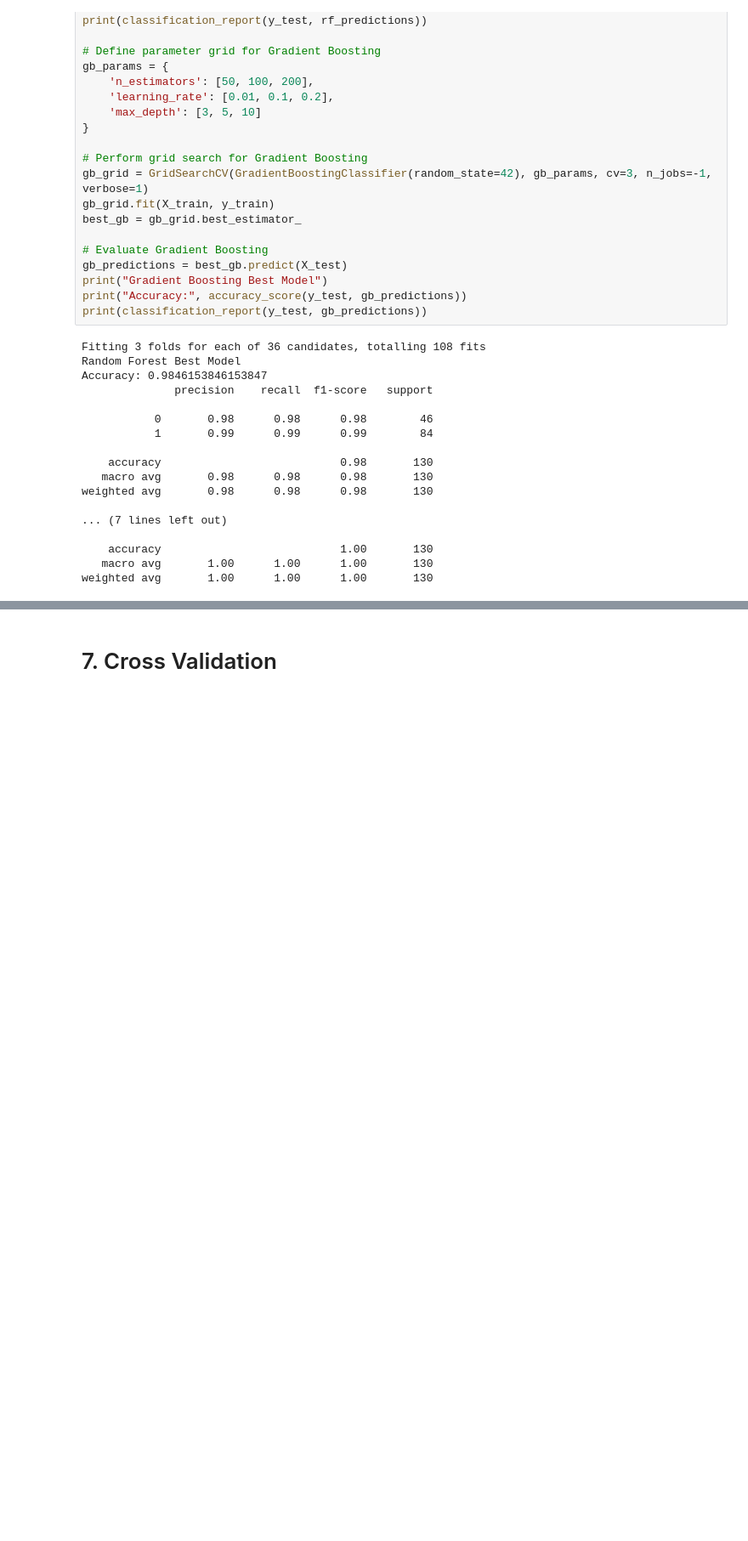
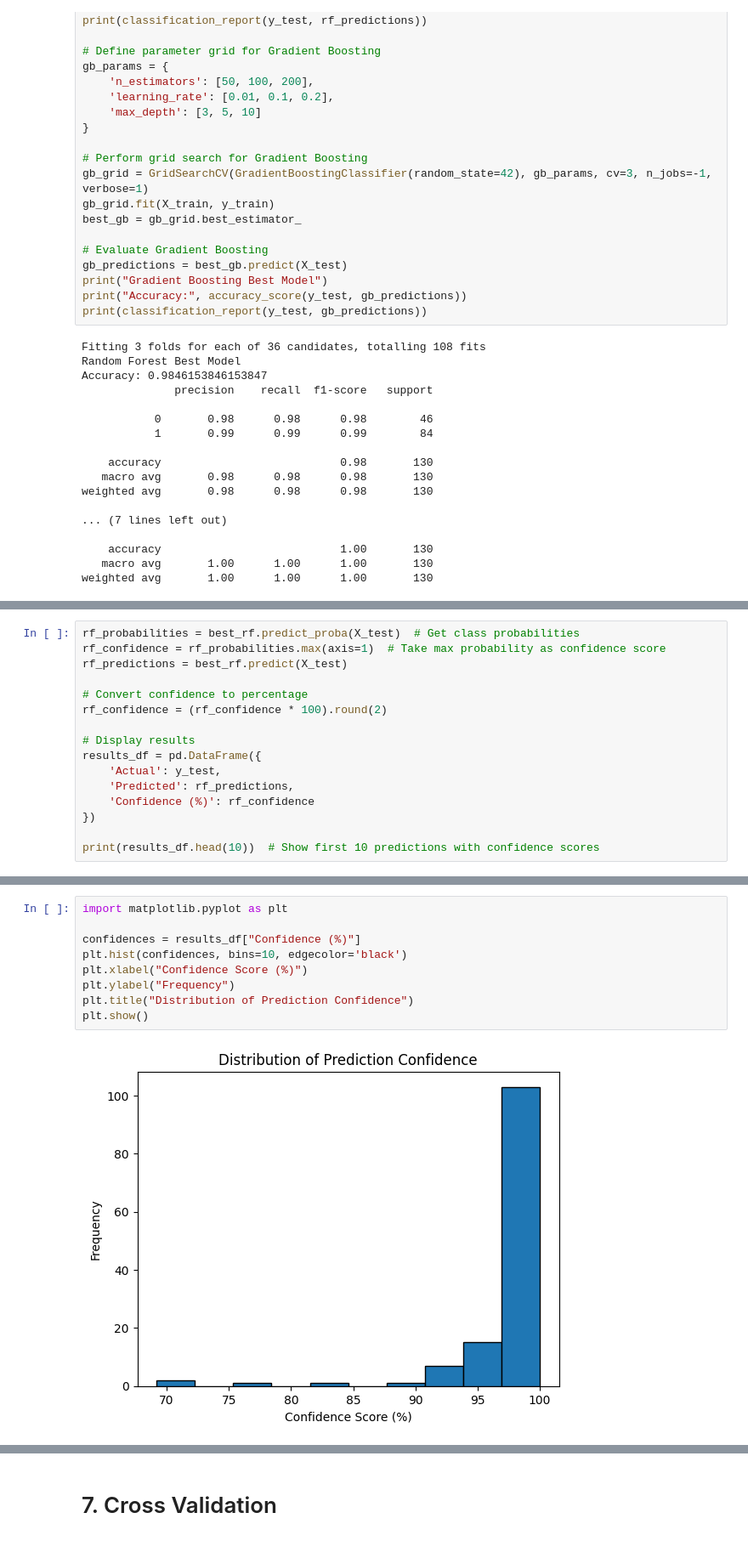
Before and after one commit to dataemperor/Shrimple, a Jupyter notebook: Shrimple_dataset_preprocessing.ipynb, the cells around one changed output, grey strips where cells are left out. Shown at 85% size. Cells and saved outputs as stored; diff of their text form; blank space fills up the shorter version.

Commit message:
Add Confidence Scores to Predictions

```diff
--- a/Shrimple_dataset_preprocessing.ipynb
+++ b/Shrimple_dataset_preprocessing.ipynb
@@ -398,0 +356,16 @@ weighted avg       1.00      1.00      1.00       130
+# %%
+rf_probabilities = best_rf.predict_proba(X_test)  # Get class probabilities
+rf_confidence = rf_probabilities.max(axis=1)  # Take max probability as confidence score
+rf_predictions = best_rf.predict(X_test)
+
+# Convert confidence to percentage
+rf_confidence = (rf_confidence * 100).round(2)
+
+# Display results
+results_df = pd.DataFrame({
+    'Actual': y_test,
+    'Predicted': rf_predictions,
+    'Confidence (%)': rf_confidence
+})
+
+print(results_df.head(10))  # Show first 10 predictions with confidence scores
@@ -398,0 +384,11 @@ weighted avg       1.00      1.00      1.00       130
+# %%
+import matplotlib.pyplot as plt
+
+confidences = results_df["Confidence (%)"]
+plt.hist(confidences, bins=10, edgecolor='black')
+plt.xlabel("Confidence Score (%)")
+plt.ylabel("Frequency")
+plt.title("Distribution of Prediction Confidence")
+plt.show()
+# %% [output]
+[figure, added]
```
Also changed, not shown: parts of 8 cells of this notebook.
